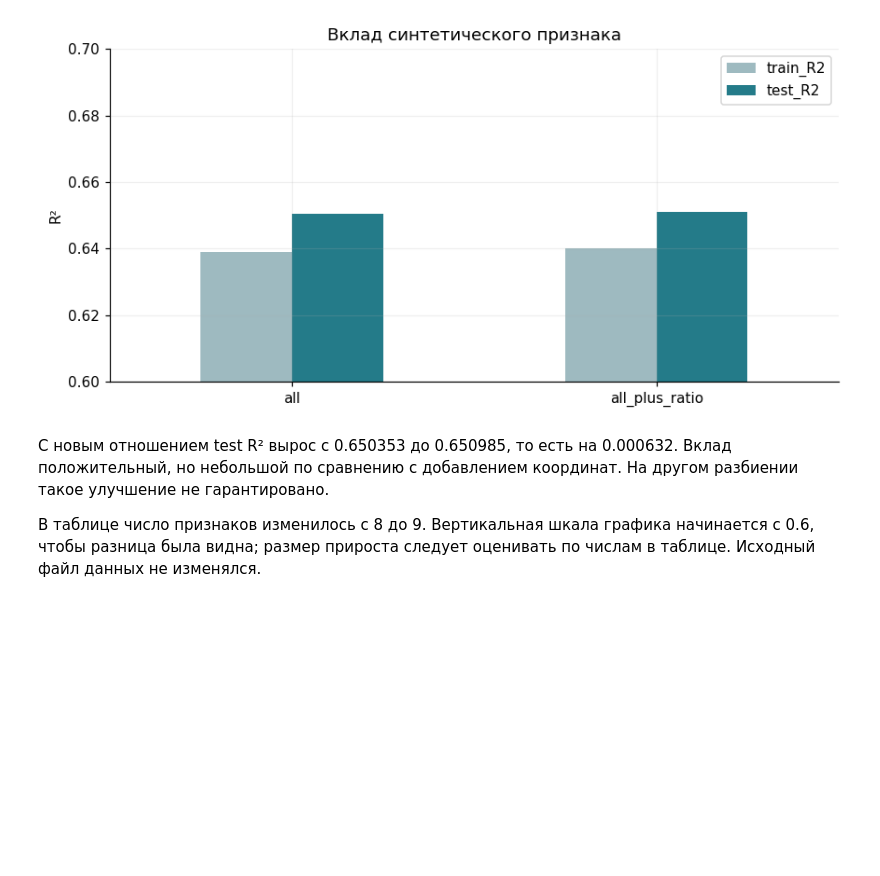
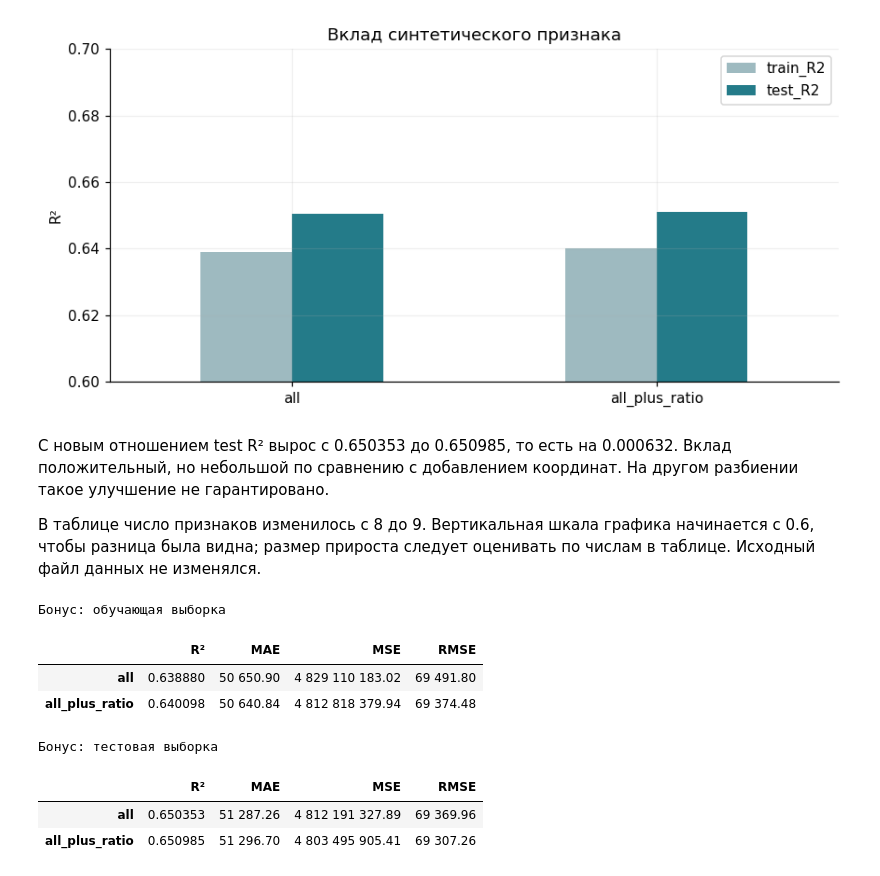
Before and after one commit to myau69/sisi, a Jupyter notebook: lab_03_linear_regression/lab_03_report.ipynb, the cells around one changed output. Saved outputs shown, nothing was run; the diff lists cells and outputs as text; code cells hidden in the pictures; blank space fills up the shorter version.

```diff
--- a/lab_03_linear_regression/lab_03_report.ipynb
+++ b/lab_03_linear_regression/lab_03_report.ipynb
@@ -576,3 +626,25 @@ plt.show()
 С новым отношением test R² вырос с 0.650353 до 0.650985, то есть на 0.000632. Вклад положительный, но небольшой по сравнению с добавлением координат. На другом разбиении такое улучшение не гарантировано.
 
 В таблице число признаков изменилось с 8 до 9. Вертикальная шкала графика начинается с 0.6, чтобы разница была видна; размер прироста следует оценивать по числам в таблице. Исходный файл данных не изменялся.
+# %%
+bonus_index = ["all", "all_plus_ratio"]
+bonus_train_metrics = pd.DataFrame([
+    train_metrics.loc["all"].to_dict(),
+    regression_metrics(y_train, bonus_train_prediction),
+], index=bonus_index)
+bonus_test_metrics = pd.DataFrame([
+    test_metrics.loc["all"].to_dict(),
+    regression_metrics(y_test, bonus_prediction),
+], index=bonus_index)
+
+display(bonus_train_metrics.style.format(metric_format, thousands=" ").set_caption("Бонус: обучающая выборка"))
+display(bonus_test_metrics.style.format(metric_format, thousands=" ").set_caption("Бонус: тестовая выборка"))
+# %% [output]
+Бонус: обучающая выборка
+|  | R² | MAE | MSE | RMSE |
+| all | 0.638880 | 50 650.90 | 4 829 110 183.02 | 69 491.80 |
+| all_plus_ratio | 0.640098 | 50 640.84 | 4 812 818 379.94 | 69 374.48 |
+Бонус: тестовая выборка
+|  | R² | MAE | MSE | RMSE |
+| all | 0.650353 | 51 287.26 | 4 812 191 327.89 | 69 369.96 |
+| all_plus_ratio | 0.650985 | 51 296.70 | 4 803 495 905.41 | 69 307.26 |
```
Also changed, not shown: parts of 1 cell of this notebook, 1 other file.
